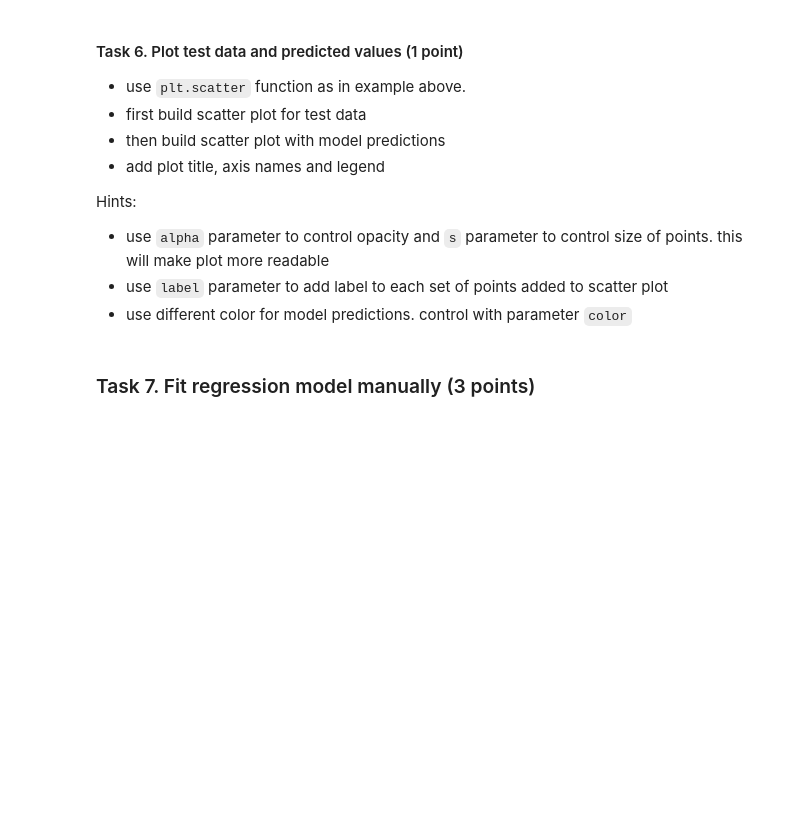
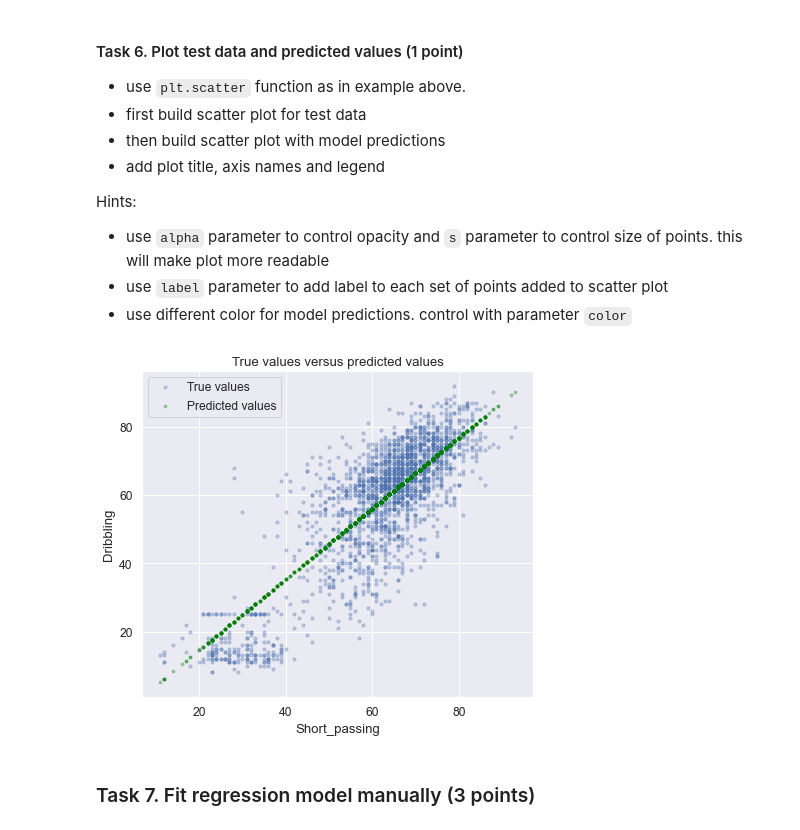
Before and after one commit to AnastasiiaSt/Linear-Regression, a Jupyter notebook: linear_regression.ipynb, the cells around one changed output. Cells and saved outputs as stored; diff of their text form; code cells hidden in the pictures; blank space fills up the shorter version.

```diff
--- a/linear_regression.ipynb
+++ b/linear_regression.ipynb
@@ -612,7 +636,7 @@ Recall Linear Regression formula:
 # do not convert it to Series or numpy array.
 
 # your code here:
-# model_manual_preds = ...
+model_manual_preds = model_intercept + model_slope * x_test
 # %%
 assert isinstance(model_manual_preds, pd.DataFrame)
 # %%
@@ -634,9 +660,15 @@ Hints:
 * use different color for model predictions. control with parameter `color`
 # %%
 # # your code here
-# plt.scatter(...)
-# plt.scatter(...)
-# plt.legend(...);  # adds legend to a plot
+plt.scatter(x_test, y_test, alpha = 0.3, s = 10)
+plt.xlabel('Short_passing')
+plt.ylabel('Dribbling')
+plt.scatter(x_test, model_manual_preds, alpha = 0.3, s = 8, color = 'green')
+plt.legend(['True values', 'Predicted values'])
+plt.title('True values versus predicted values')
+plt.show()
+# %% [output]
+[figure, added]
 # %% [markdown]
 ### Task 7.  Fit regression model manually (3 points)
 # %% [markdown]
```
Also changed, not shown: parts of 14 cells of this notebook.
